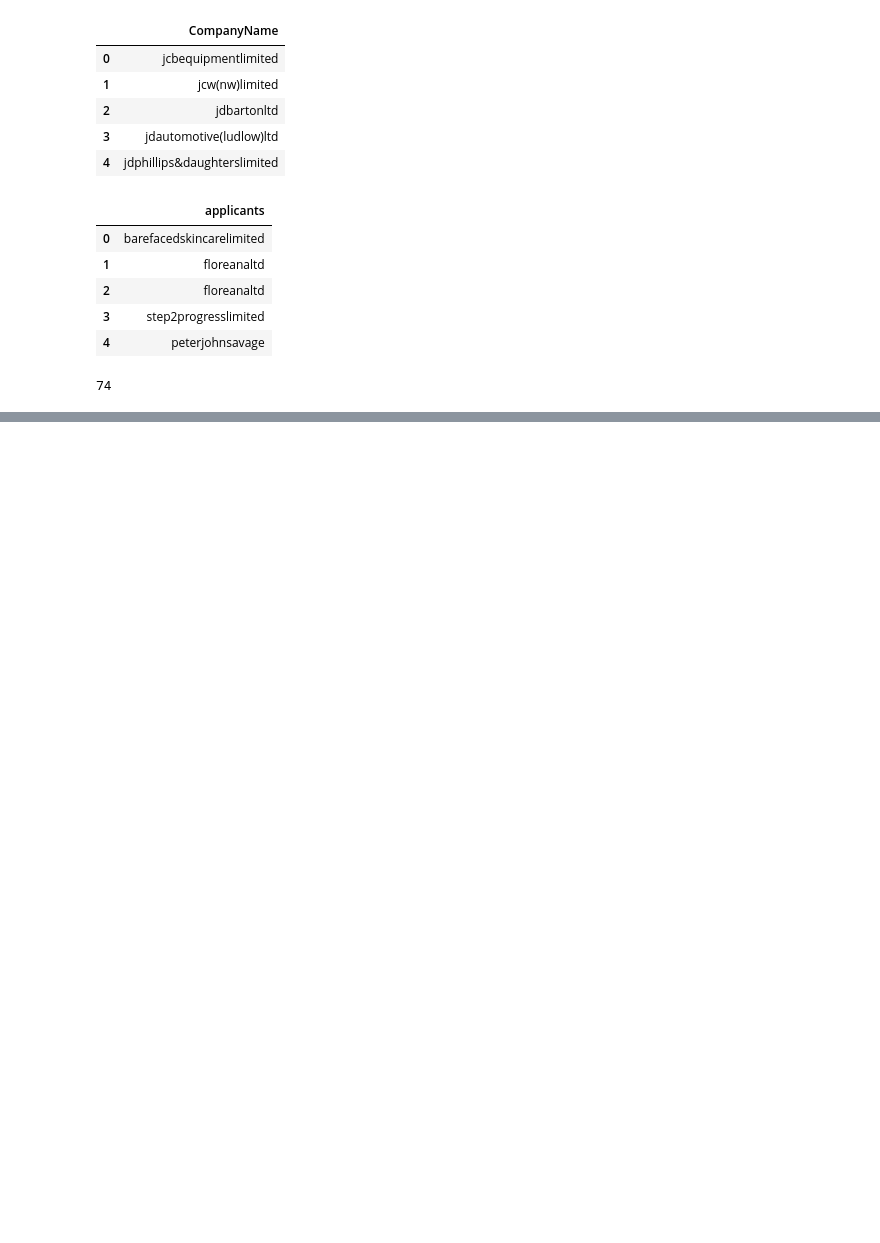
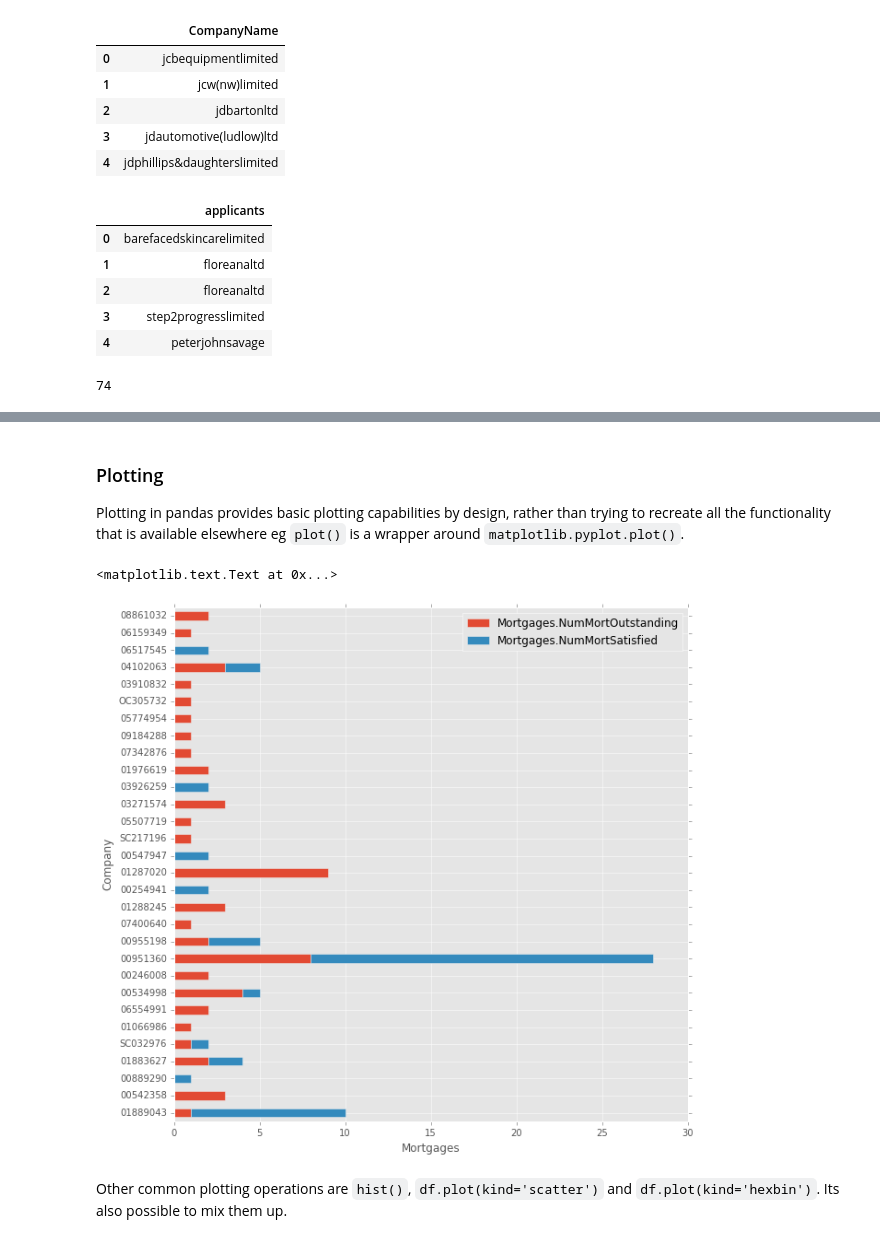
Before and after one commit to JasnaJejcic/training, a Jupyter notebook: s2ds_python/exploratory.ipynb, the cells around one changed output, grey strips where cells are left out. Saved outputs shown, nothing was run; the diff lists cells and outputs as text; code cells hidden in the pictures; blank space fills up the shorter version.

Commit message:
Added first complete iteration of pandas tutorial
GI-8022 #time 5h

````diff
--- a/s2ds_python/exploratory.ipynb
+++ b/s2ds_python/exploratory.ipynb
@@ -754,0 +979,23 @@ pd.merge(trademarks,
+# %% [markdown]
+### Plotting
+
+Plotting in pandas provides basic plotting capabilities by design, rather than trying to recreate all the functionality that is available elsewhere eg ```plot()``` is a wrapper around ```matplotlib.pyplot.plot()```.
+# %%
+import matplotlib
+matplotlib.style.use('ggplot')
+# %%
+has_mortgage = df['Mortgages.NumMortCharges'] > 0
+
+mortgages = [u'Mortgages.NumMortOutstanding',
+             u'Mortgages.NumMortSatisfied']
+
+ax = df[has_mortgage].head(30)[mortgages].plot(kind='barh', stacked=True, figsize=(10, 10))
+
+ax.set_yticklabels(tuple(df[has_mortgage].CompanyNumber))
+ax.set_ylabel("Company")
+ax.set_xlabel("Mortgages")
+# %% [output]
+<matplotlib.text.Text at 0x...>
+[figure, added]
+# %% [markdown]
+Other common plotting operations are ```hist()```, ```df.plot(kind='scatter')``` and ```df.plot(kind='hexbin')```. Its also possible to mix them up.
````
Also changed, not shown: parts of 51 cells of this notebook, 1 other file.
